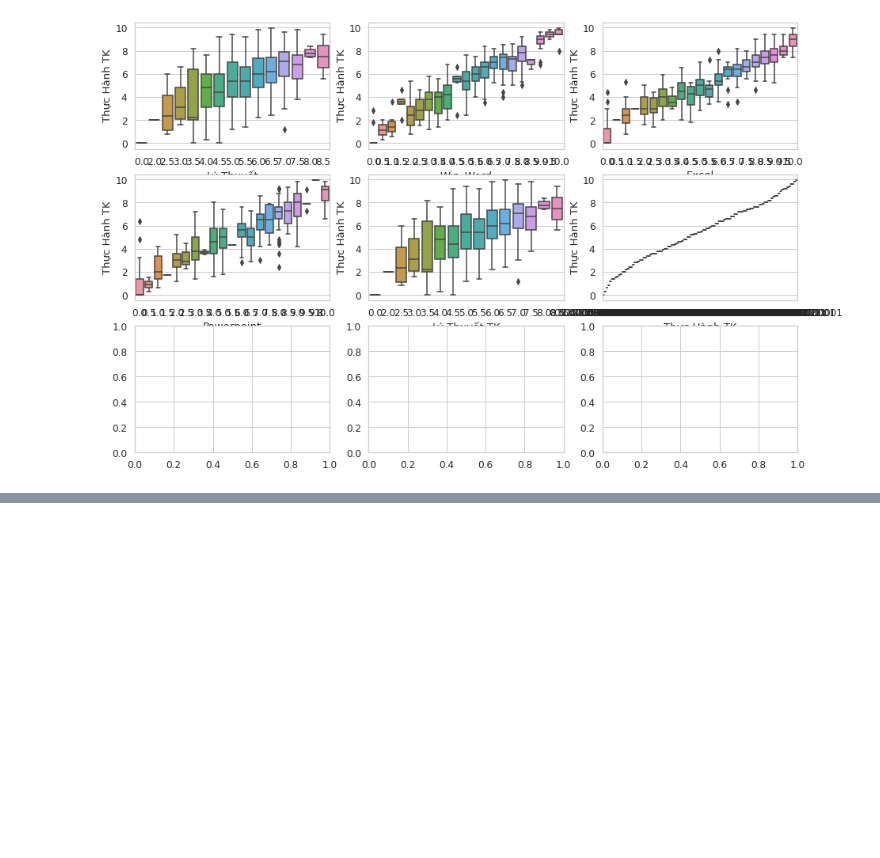
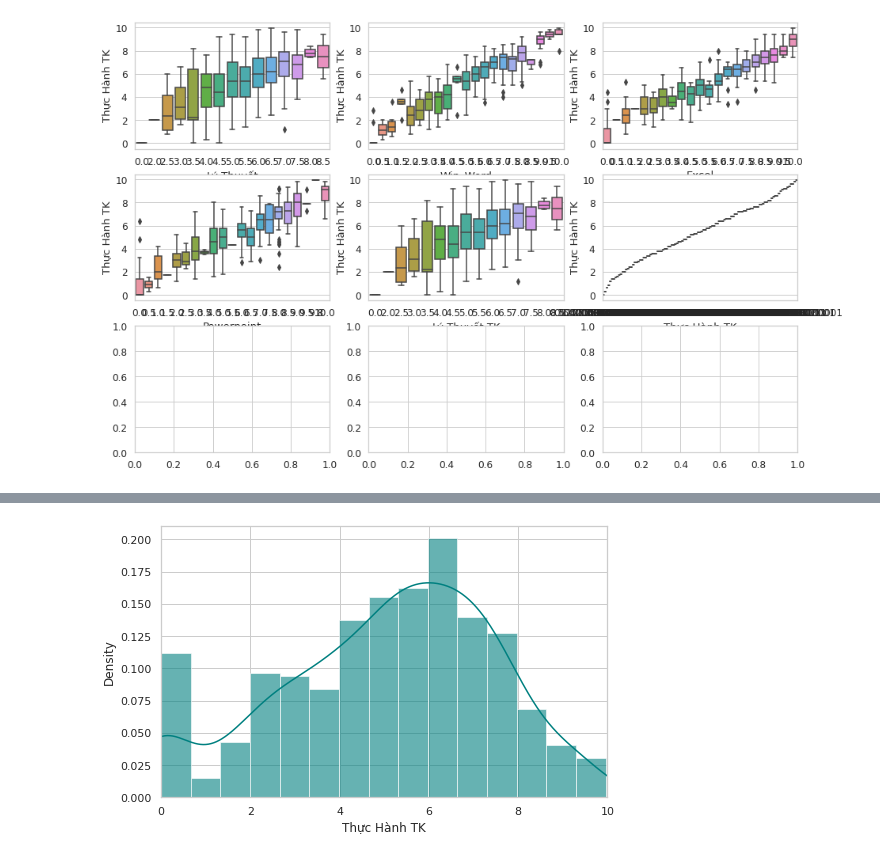
Before and after one commit to ntnfit/bigdata, a Jupyter notebook: homework_T9.ipynb, the cells around one changed output, grey strips where cells are left out. Drawn from its saved outputs; the diff is of its cells as text; code cells hidden in the pictures; blank space fills up the shorter version.

```diff
--- a/homework_T9.ipynb
+++ b/homework_T9.ipynb
@@ -103,0 +124,8 @@ for var, subplot in zip(scores, ax.flatten()):
+# %%
+ax = train_df["Thực Hành TK"].hist(bins=15, density=True, stacked=True, color='teal', alpha=0.6)
+train_df["Thực Hành TK"].plot(kind='density', color='teal')
+ax.set(xlabel='Thực Hành TK')
+plt.xlim(0,10)
+plt.show()
+# %% [output]
+[figure, added]
```
Also changed, not shown: parts of 3 cells of this notebook.
